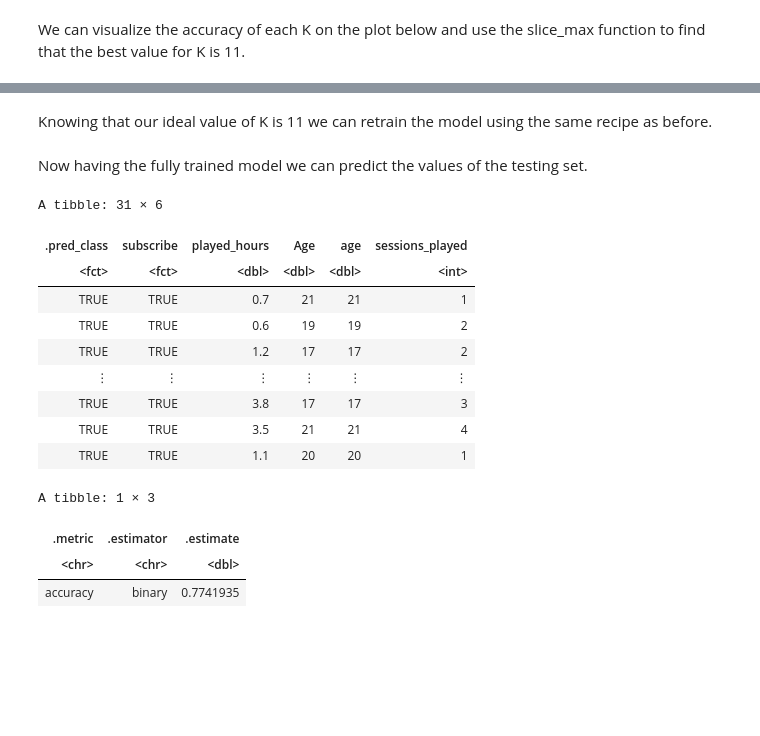
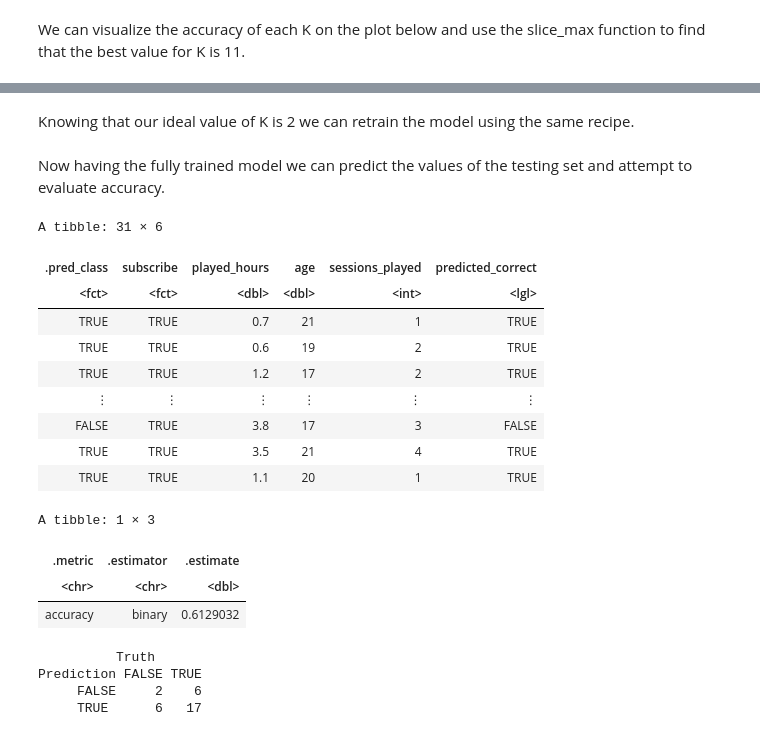
Before and after one commit to kendra2070/group_project, a Jupyter notebook: project_16.ipynb, the cells around one changed output, grey strips where cells are left out. Drawn from its saved outputs; the diff is of its cells as text; code cells hidden in the pictures; blank space fills up the shorter version.

```diff
--- a/project_16.ipynb
+++ b/project_16.ipynb
@@ -143,9 +159,10 @@ minecraft_split <- initial_split(minecraft_data, prop = 0.75, strata = subscribe
 minecraft_train <- training(minecraft_split)
 minecraft_test <- testing(minecraft_split)
 
-minecraft_recipe <- recipe(subscribe ~., data = minecraft_train) |>
+minecraft_recipe_upsample <- recipe(subscribe ~., data = minecraft_train) |>
+    step_scale(all_predictors())|>
     step_center(all_predictors()) |>
-    step_scale(all_predictors())
+    step_upsample(subscribe, over_ratio = 1, skip = TRUE)
 
 knn_tune <- nearest_neighbor(weight_func = 'rectangular' , neighbors = tune()) |>
       set_engine('kknn') |>
@@ -156,7 +173,7 @@ k_vals <- tibble(neighbors = seq(from = 1, to = 20, by = 1))
 minecraft_vfold <- vfold_cv(minecraft_train, v = 5, strata = subscribe)
 
 knn_results <- workflow() |>
-      add_recipe(minecraft_recipe) |>
+      add_recipe(minecraft_recipe_upsample) |>
       add_model(knn_tune) |>
       tune_grid(resamples = minecraft_vfold, grid = k_vals) |>
       collect_metrics()
@@ -196,37 +215,52 @@ A tibble: 1 × 7
 # %% [markdown]
-Knowing that our ideal value of K is 11 we can retrain the model using the same recipe as before.
+Knowing that our ideal value of K is 2 we can retrain the model using the same recipe.
 # %%
-knn <- nearest_neighbor(weight_func = 'rectangular' , neighbors = 11) |>
+minecraft_recipe <- recipe(subscribe ~., data = minecraft_train) |>
+    step_scale(all_predictors())|>
+    step_center(all_predictors())
+
+knn <- nearest_neighbor(weight_func = 'rectangular' , neighbors = 2) |>
       set_engine('kknn') |>
       set_mode('classification')
 
 knn_fit <- workflow() |>
-      add_recipe(minecraft_recipe) |>
+      add_recipe(minecraft_recipe_upsample) |>
       add_model(knn) |>
       fit(data = minecraft_train)
 # %% [markdown]
-Now having the fully trained model we can predict the values of the testing set.
+Now having the fully trained model we can predict the values of the testing set and attempt to evaluate accuracy.
 # %%
 test_predictions <- predict(knn_fit, minecraft_test) |>
 bind_cols(minecraft_test)
-test_predictions
+
+data_for_plot <- test_predictions |>
+mutate(predicted_correct = .pred_class == subscribe)
+data_for_plot
 
 metrics <- test_predictions |>
     metrics(truth = subscribe, estimate = .pred_class)  |>
     filter(.metric == "accuracy")
 metrics
+
+matrix <- test_predictions |>
+             conf_mat(truth = subscribe, estimate = .pred_class)
+matrix
 # %% [output]
 A tibble: 31 × 6
-| .pred_class | subscribe | played_hours | Age | age | sessions_played |
-| <fct> | <fct> | <dbl> | <dbl> | <dbl> | <int> |
-| TRUE | TRUE | 0.7 | 21 | 21 | 1 |
-| TRUE | TRUE | 0.6 | 19 | 19 | 2 |
-| TRUE | TRUE | 1.2 | 17 | 17 | 2 |
+| .pred_class | subscribe | played_hours | age | sessions_played | predicted_correct |
+| <fct> | <fct> | <dbl> | <dbl> | <int> | <lgl> |
+| TRUE | TRUE | 0.7 | 21 | 1 | TRUE |
+| TRUE | TRUE | 0.6 | 19 | 2 | TRUE |
+| TRUE | TRUE | 1.2 | 17 | 2 | TRUE |
 | ⋮ | ⋮ | ⋮ | ⋮ | ⋮ | ⋮ |
-| TRUE | TRUE | 3.8 | 17 | 17 | 3 |
-| TRUE | TRUE | 3.5 | 21 | 21 | 4 |
-| TRUE | TRUE | 1.1 | 20 | 20 | 1 |
+| FALSE | TRUE | 3.8 | 17 | 3 | FALSE |
+| TRUE | TRUE | 3.5 | 21 | 4 | TRUE |
+| TRUE | TRUE | 1.1 | 20 | 1 | TRUE |
 A tibble: 1 × 3
 | .metric | .estimator | .estimate |
 | <chr> | <chr> | <dbl> |
-| accuracy | binary | 0.7741935 |
+| accuracy | binary | 0.6129032 |
+          Truth
+Prediction FALSE TRUE
+     FALSE     2    6
+     TRUE      6   17
```
Also changed, not shown: parts of 14 cells of this notebook.
